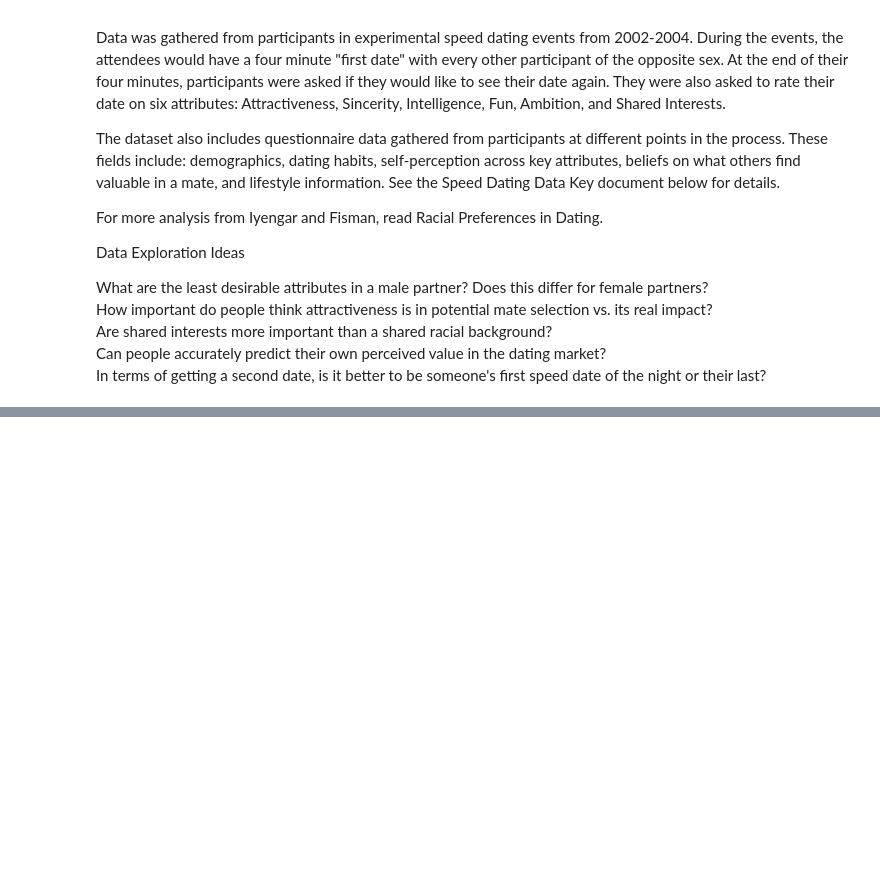
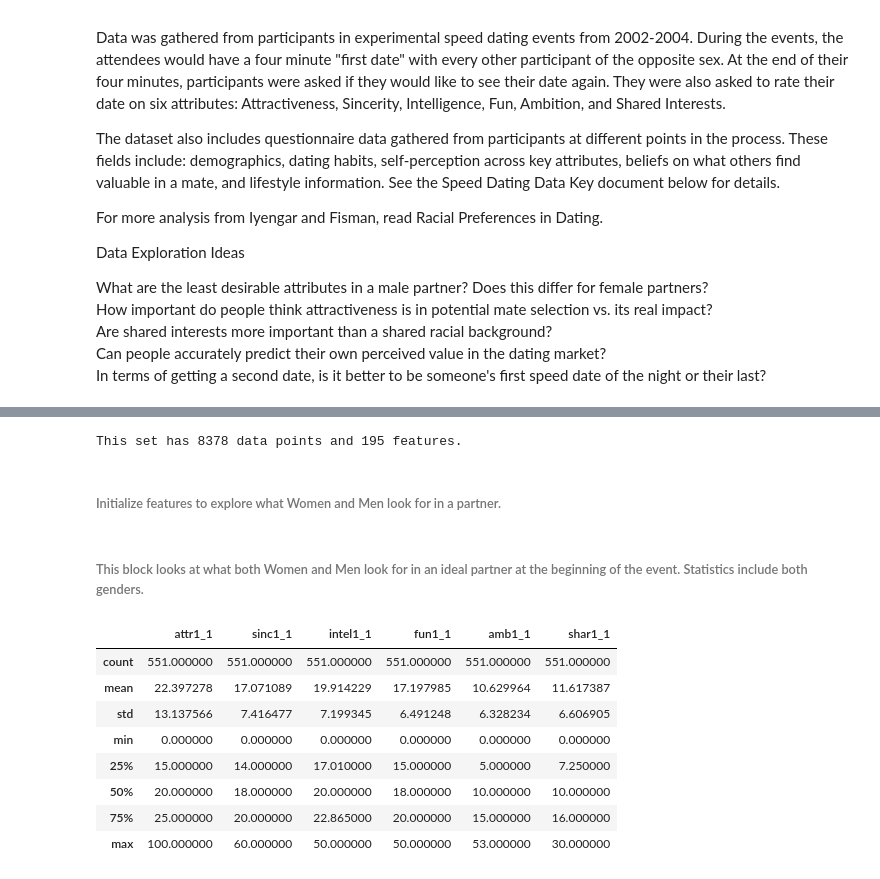
Before and after one commit to fiatveritas/Portfolio, a Jupyter notebook: Udacity_Project_5_Capstone/Love_At_First_Sight.ipynb, the cells around one changed output, grey strips where cells are left out. Drawn from its saved outputs; the diff is of its cells as text; code cells hidden in the pictures; blank space fills up the shorter version.

Commit message:
feat: added basic statistics and README

```diff
--- a/Udacity_Project_5_Capstone/Love_At_First_Sight.ipynb
+++ b/Udacity_Project_5_Capstone/Love_At_First_Sight.ipynb
@@ -18,0 +33,40 @@ In terms of getting a second date, is it better to be someone's first speed date
+# %%
+data = pd.read_csv("Speed Dating Data.csv")
+print "This set has {} data points and {} features.".format(*data.shape)
+# %% [output]
+This set has 8378 data points and 195 features.
+# %% [markdown]
+<h6>Initialize features to explore what Women and Men look for in a partner.</h6>
+# %%
+features = ["attr1_", "sinc1_", "intel1_", "fun1_", "amb1_", "shar1_"]#general feature set will append number at end
+of_the_day = [j + str(i) for i in range(1,2) for j in features]#feature set for desired traits at start of event waves 1 - 5 & waves 10 - 21
+half_way = [j + 's' for j in features]#feature set for desired traits half way through event waves 6 - 9
+a_day_after = [j + str(i) for i in range(2,3) for j in features]#feature set for desired traits day after the event
+three_weeks_after = [j + str(i) for i in range(3,4) for j in features]#feature set for desired traits 3 - 4 weeks after the event
+you_looking_for = ['iid', 'wave', 'gender']#exploratory features
+listing_of_features = [of_the_day, half_way, a_day_after, three_weeks_after]
+for i in listing_of_features:
+    for j in i:
+        you_looking_for.append(j)
+# %%
+stuff = pd.DataFrame(data = data, columns = you_looking_for)
+unique_iid = stuff.copy()
+unique_iid = unique_iid.drop_duplicates(keep = 'first')
+self_perception_of_the_day_starting = pd.DataFrame(data = unique_iid, columns = you_looking_for[0:9])
+# %% [markdown]
+<h6>This block looks at what both Women and Men look for in an ideal partner at the beginning of the event. Statistics include both genders.</h6>
+# %%
+waves_men_women = self_perception_of_the_day_starting.copy()
+waves_men_women.fillna(value = 0, inplace = True)
+new_waves_men_women = waves_men_women.drop(['iid', 'wave', 'gender'], axis = 1)
+new_waves_men_women.describe()
+# %% [output]
+|  | attr1_1 | sinc1_1 | intel1_1 | fun1_1 | amb1_1 | shar1_1 |
+| count | 551.000000 | 551.000000 | 551.000000 | 551.000000 | 551.000000 | 551.000000 |
+| mean | 22.397278 | 17.071089 | 19.914229 | 17.197985 | 10.629964 | 11.617387 |
+| std | 13.137566 | 7.416477 | 7.199345 | 6.491248 | 6.328234 | 6.606905 |
+| min | 0.000000 | 0.000000 | 0.000000 | 0.000000 | 0.000000 | 0.000000 |
+| 25% | 15.000000 | 14.000000 | 17.010000 | 15.000000 | 5.000000 | 7.250000 |
+| 50% | 20.000000 | 18.000000 | 20.000000 | 18.000000 | 10.000000 | 10.000000 |
+| 75% | 25.000000 | 20.000000 | 22.865000 | 20.000000 | 15.000000 | 16.000000 |
+| max | 100.000000 | 60.000000 | 50.000000 | 50.000000 | 53.000000 | 30.000000 |
```
Also changed, not shown: parts of 55 cells of this notebook, 1 other file.
